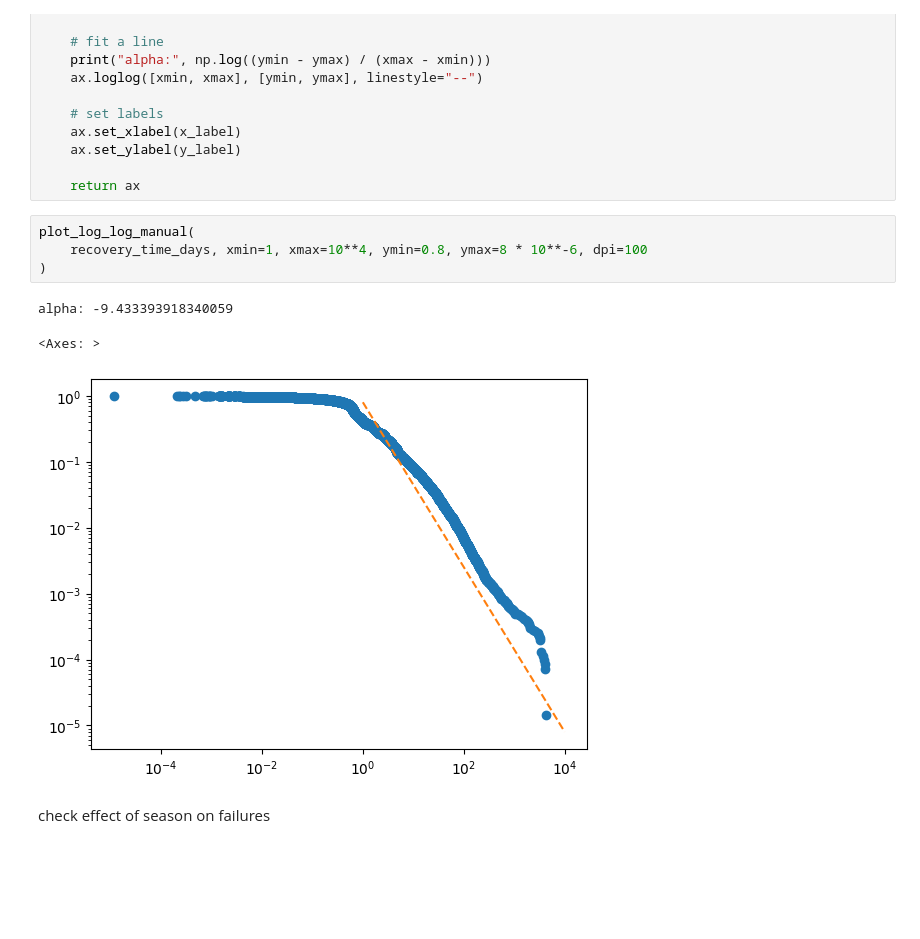
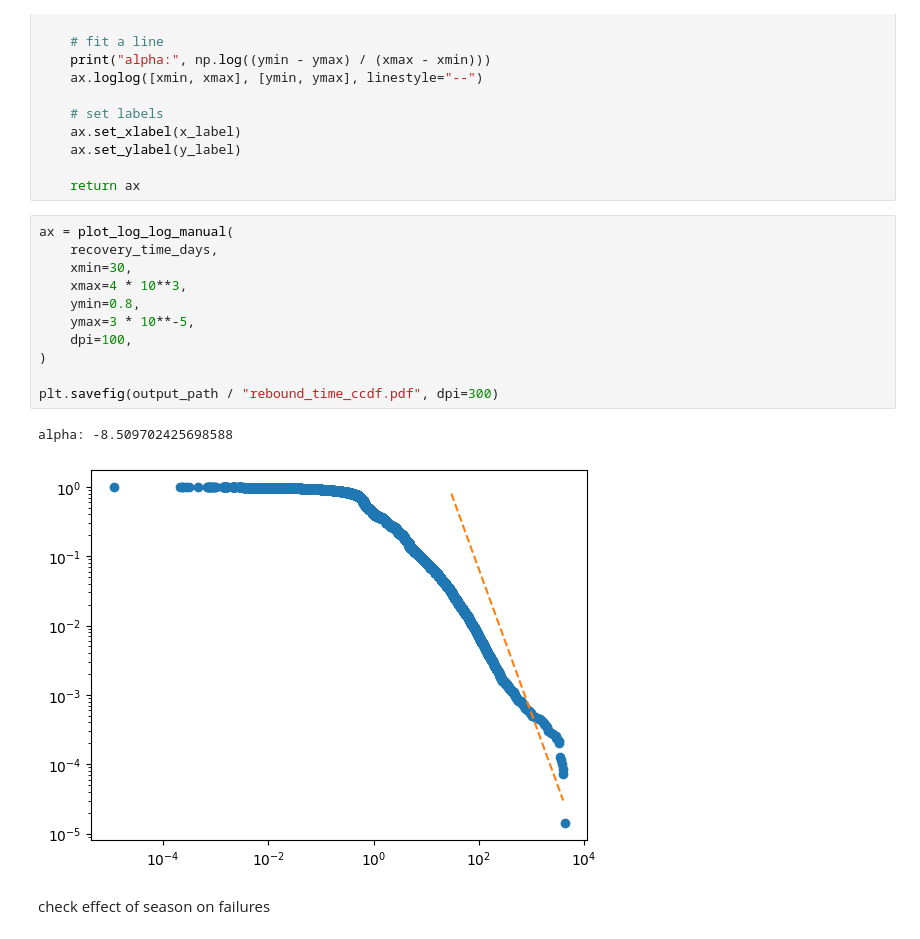
Before and after one commit to mohamad-hasan-sohan-ajini/predictive-maintenance, a Jupyter notebook: src/our_data_eda.ipynb, the cells around one changed output. Drawn from its saved outputs; the diff is of its cells as text; blank space fills up the shorter version.

Commit message:
Add rebound ccdf plot

```diff
--- a/src/our_data_eda.ipynb
+++ b/src/our_data_eda.ipynb
@@ -608,13 +608,19 @@ def plot_log_log_manual(
 
     return ax
 # %%
-plot_log_log_manual(
-    recovery_time_days, xmin=1, xmax=10**4, ymin=0.8, ymax=8 * 10**-6, dpi=100
+ax = plot_log_log_manual(
+    recovery_time_days,
+    xmin=30,
+    xmax=4 * 10**3,
+    ymin=0.8,
+    ymax=3 * 10**-5,
+    dpi=100,
 )
+
+plt.savefig(output_path / "rebound_time_ccdf.pdf", dpi=300)
 # %% [output]
-alpha: -9.433393918340059
+alpha: -8.509702425698588
-<Axes: >
-[figure, old version]
+[figure, new version]
 # %% [markdown]
 check effect of season on failures
 # %%
```
Also changed, not shown: parts of 5 cells of this notebook.
